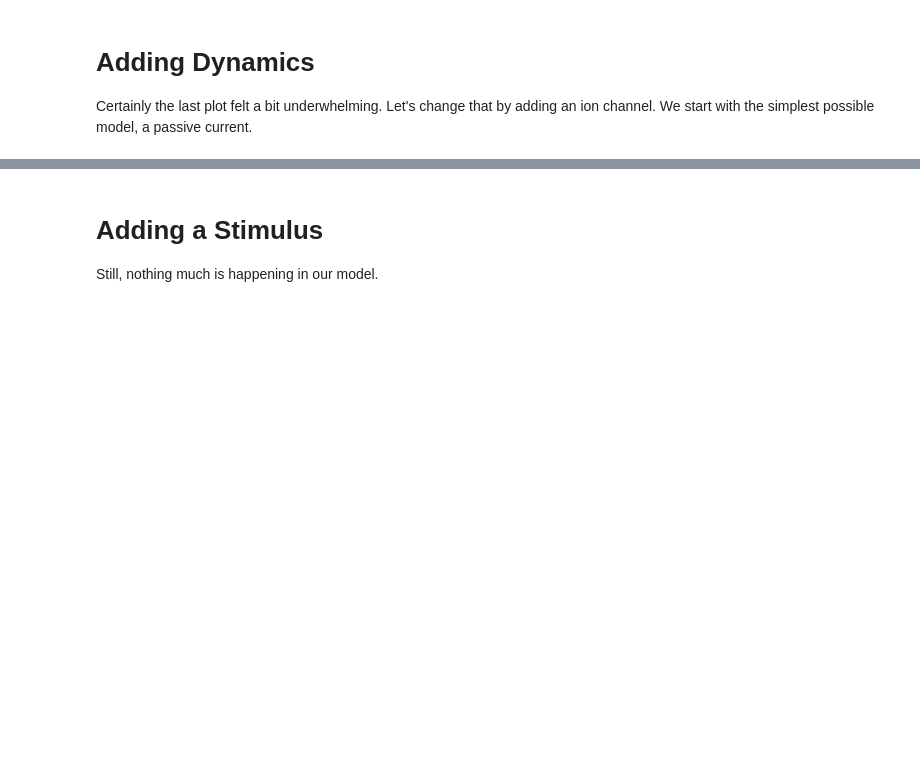
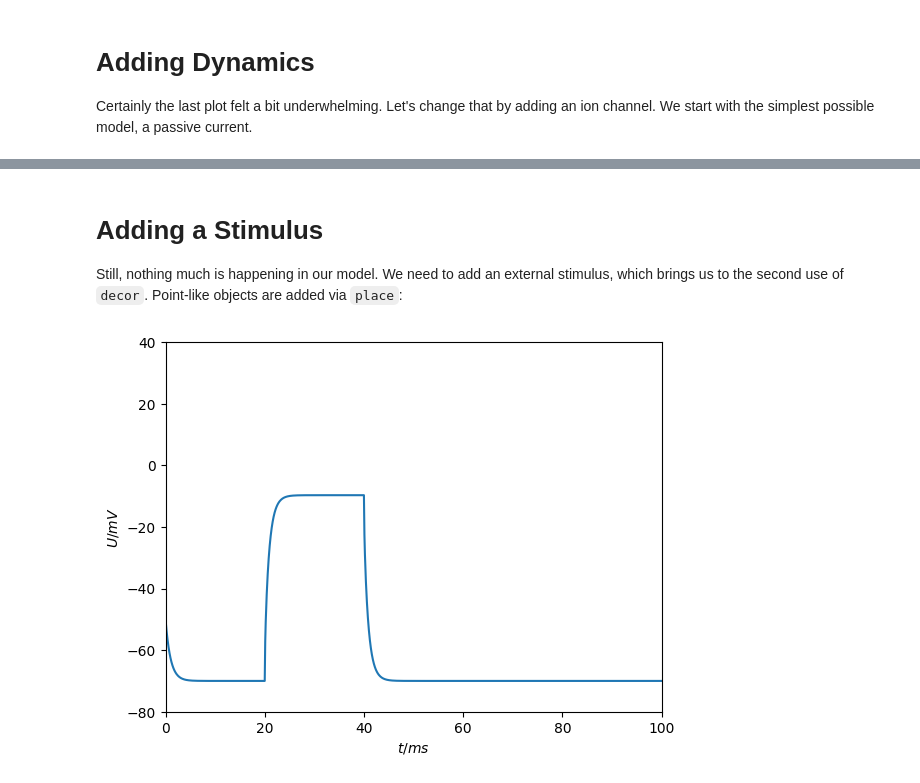
Before and after one commit to thorstenhater/arbor-tutorial, a Jupyter notebook: arbor-tutorial.ipynb, the cells around one changed output, grey strips where cells are left out. Cells and saved outputs as stored; diff of their text form; code cells hidden in the pictures; blank space fills up the shorter version.

Commit message:
Finish single cell part.

```diff
--- a/arbor-tutorial.ipynb
+++ b/arbor-tutorial.ipynb
@@ -131,4 +130,13 @@ trace = run_single_cell(mrf, dec)
 # %% [markdown]
 # Adding a Stimulus
 
-Still, nothing much is happening in our model.
+Still, nothing much is happening in our model. We need to add an external stimulus, which brings us to the second
+use of `decor`. Point-like objects are added via `place`:
+# %%
+dec = A.decor()
+dec.paint('(all)', Vm = -50)
+dec.paint('(all)', A.density('pas'))
+dec.place('(location 0 0.5)', A.iclamp(tstart=20, duration=20, current=5), 'current')
+run_single_cell(mrf, dec)
+# %% [output]
+[figure, added]
```
Also changed, not shown: parts of 8 cells of this notebook.
